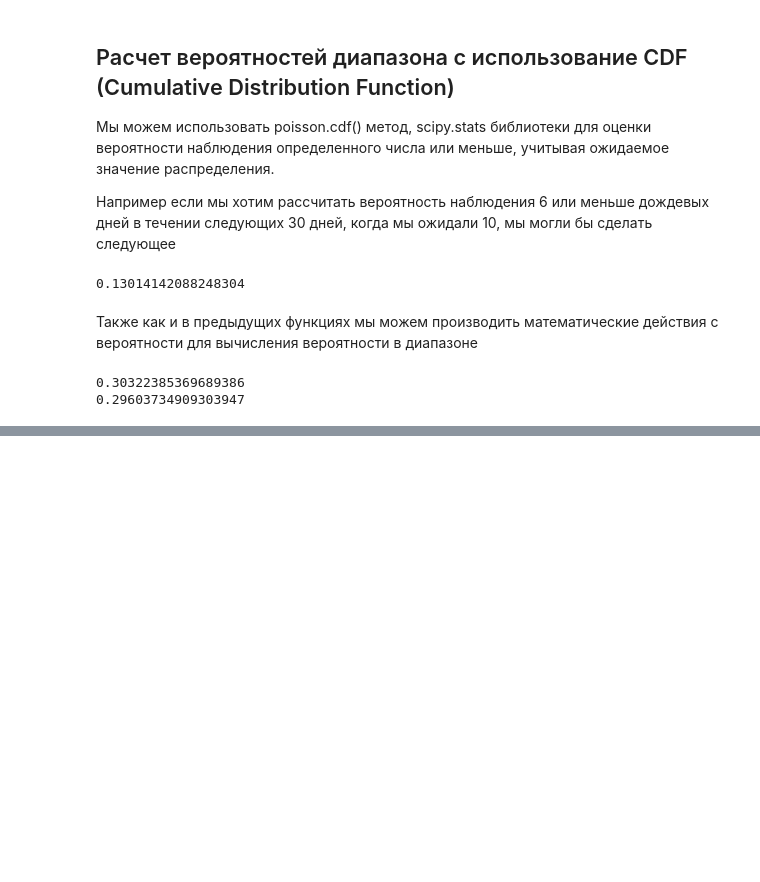
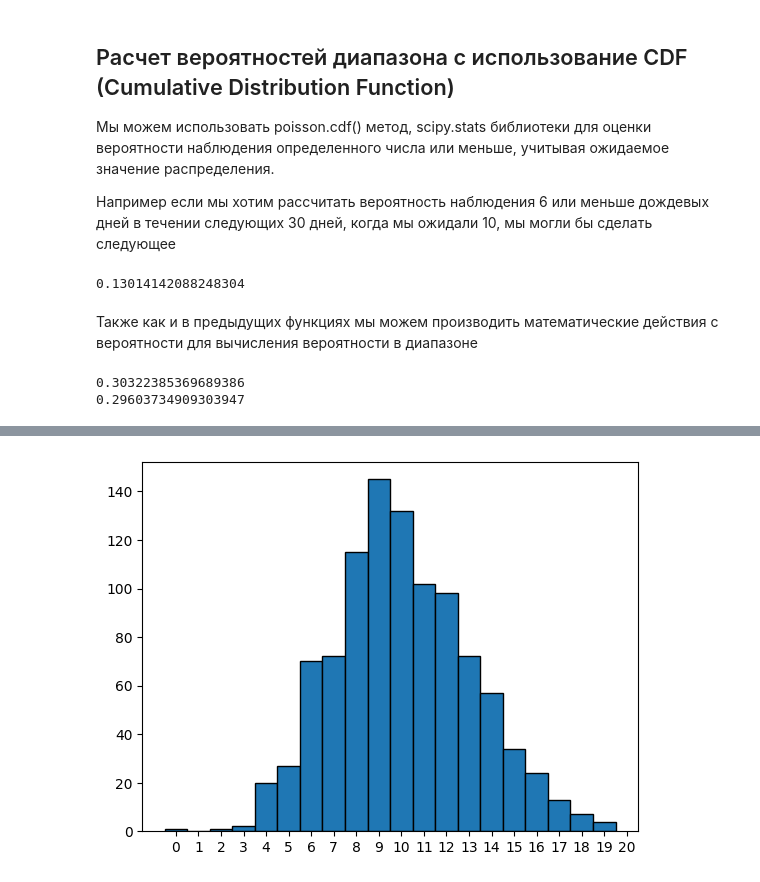
Before and after one commit to artipyz/DS-ML-Path, a Jupyter notebook: Probabilty/Probability Distributions/poisson distribution.ipynb, the cells around one changed output, grey strips where cells are left out. Cells and saved outputs as stored; diff of their text form; code cells hidden in the pictures; blank space fills up the shorter version.

```diff
--- a/Probabilty/Probability Distributions/poisson distribution.ipynb
+++ b/Probabilty/Probability Distributions/poisson distribution.ipynb
@@ -77,0 +115,10 @@ print(stats.poisson.cdf(18, 10) - stats.poisson.cdf(11, 10))
+# %%
+import scipy.stats as stats
+import matplotlib.pyplot as plt
+import numpy as np
+
+plt.hist(rvs, bins=np.arange(len(set(rvs)))-0.5, edgecolor='black')
+plt.xticks(list(range(rvs.max())))
+plt.show()
+# %% [output]
+[figure, added]
```
Also changed, not shown: parts of 9 cells of this notebook, 10 other files.
